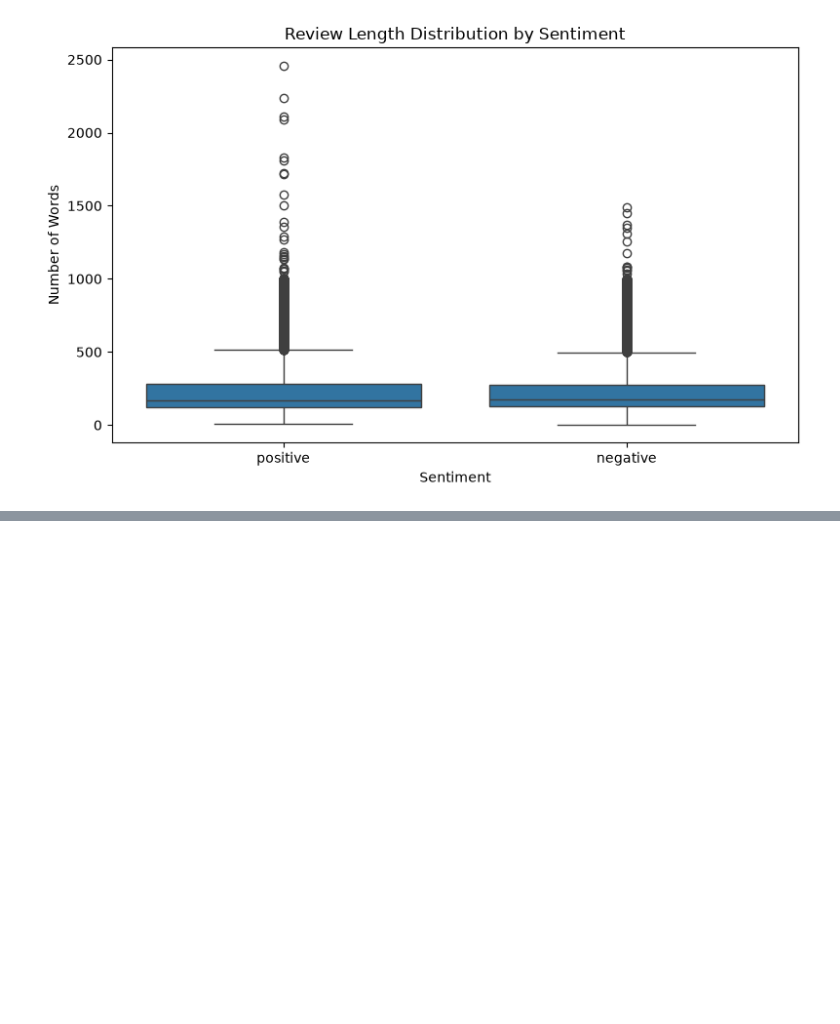
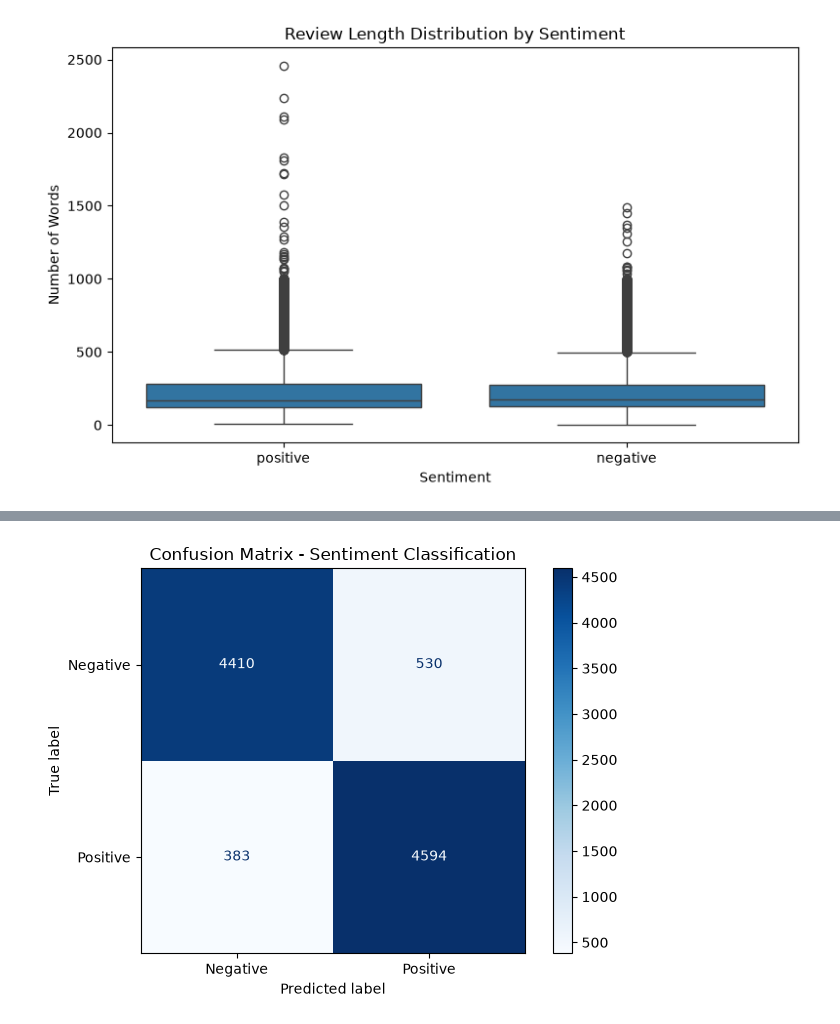
Before and after one commit to Anicodes18/imdb-movie-review-analyzer, a Jupyter notebook: notebooks/05_visualization_and_insights.ipynb, the cells around one changed output, grey strips where cells are left out. Saved outputs shown, nothing was run; the diff lists cells and outputs as text; code cells hidden in the pictures; blank space fills up the shorter version.

Commit message:
Add visualization and insights notebook

```diff
--- a/notebooks/05_visualization_and_insights.ipynb
+++ b/notebooks/05_visualization_and_insights.ipynb
@@ -90,0 +96,22 @@ plt.show()
+# %%
+
+import numpy as np
+from sklearn.metrics import ConfusionMatrixDisplay
+
+# Confusion matrix from Notebook 03
+cm = np.array([
+    [4410, 530],
+    [383, 4594]
+])
+
+disp = ConfusionMatrixDisplay(
+    confusion_matrix=cm,
+    display_labels=["Negative", "Positive"]
+)
+
+disp.plot(cmap="Blues", values_format="d")
+plt.title("Confusion Matrix - Sentiment Classification")
+plt.tight_layout()
+plt.show()
+# %% [output]
+[figure, added]
```
Also changed, not shown: parts of 4 cells of this notebook.
